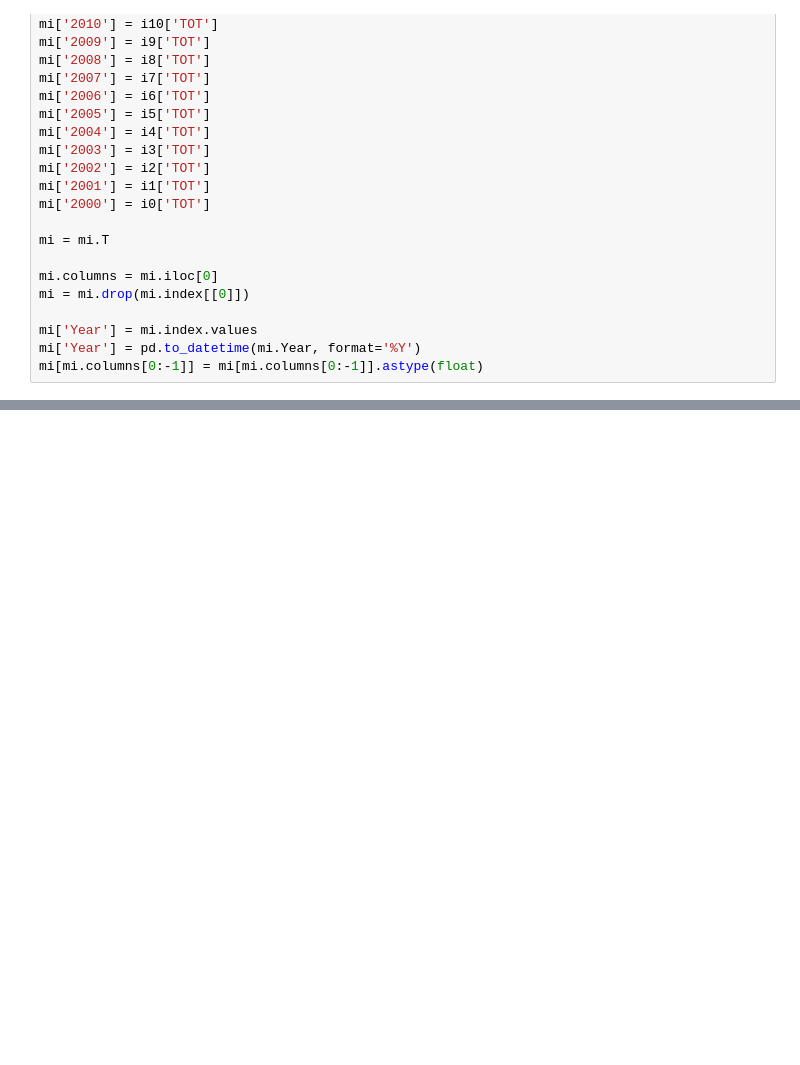
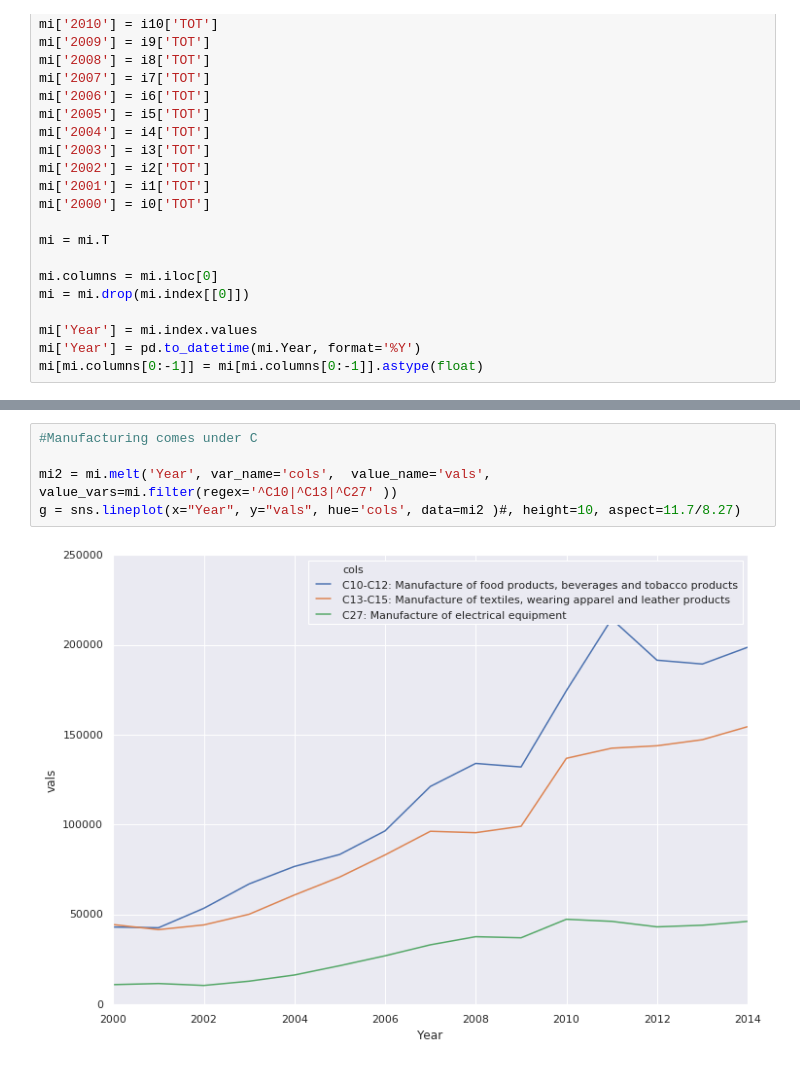
Before and after one commit to juanjohn/globalisation_indian_context, a Jupyter notebook: McKinsey_report.ipynb, the cells around one changed output, grey strips where cells are left out. Drawn from its saved outputs; the diff is of its cells as text; blank space fills up the shorter version.

```diff
--- a/McKinsey_report.ipynb
+++ b/McKinsey_report.ipynb
@@ -188,0 +207,7 @@ g = sns.lineplot(x="Year", y="vals", hue='cols', data=mi2 )#, height=10, aspect=
+# %%
+#Manufacturing comes under C
+
+mi2 = mi.melt('Year', var_name='cols',  value_name='vals', value_vars=mi.filter(regex='^C10|^C13|^C27' ))
+g = sns.lineplot(x="Year", y="vals", hue='cols', data=mi2 )#, height=10, aspect=11.7/8.27)
+# %% [output]
+[figure, added]
```
Also changed, not shown: parts of 2 cells of this notebook.
